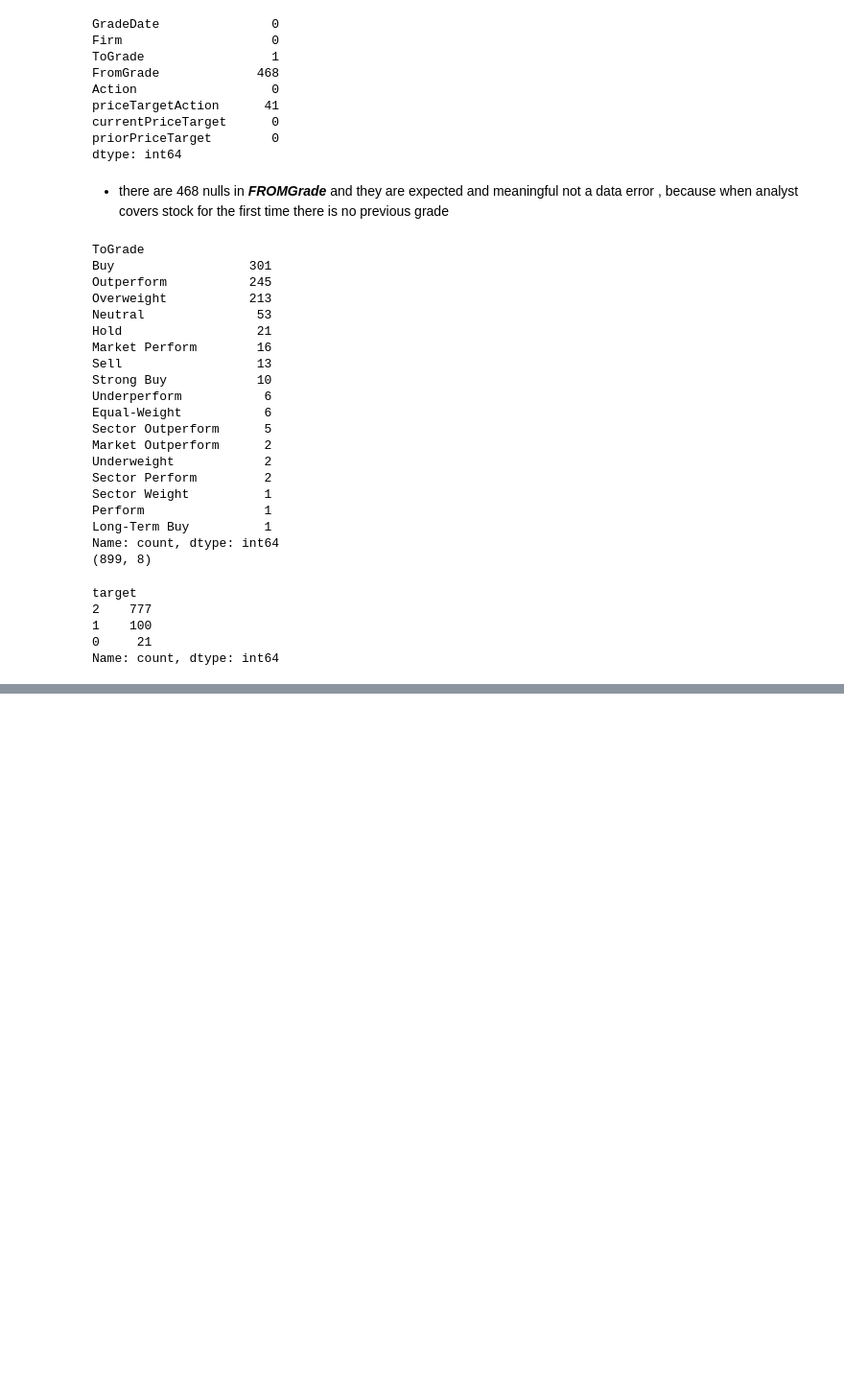
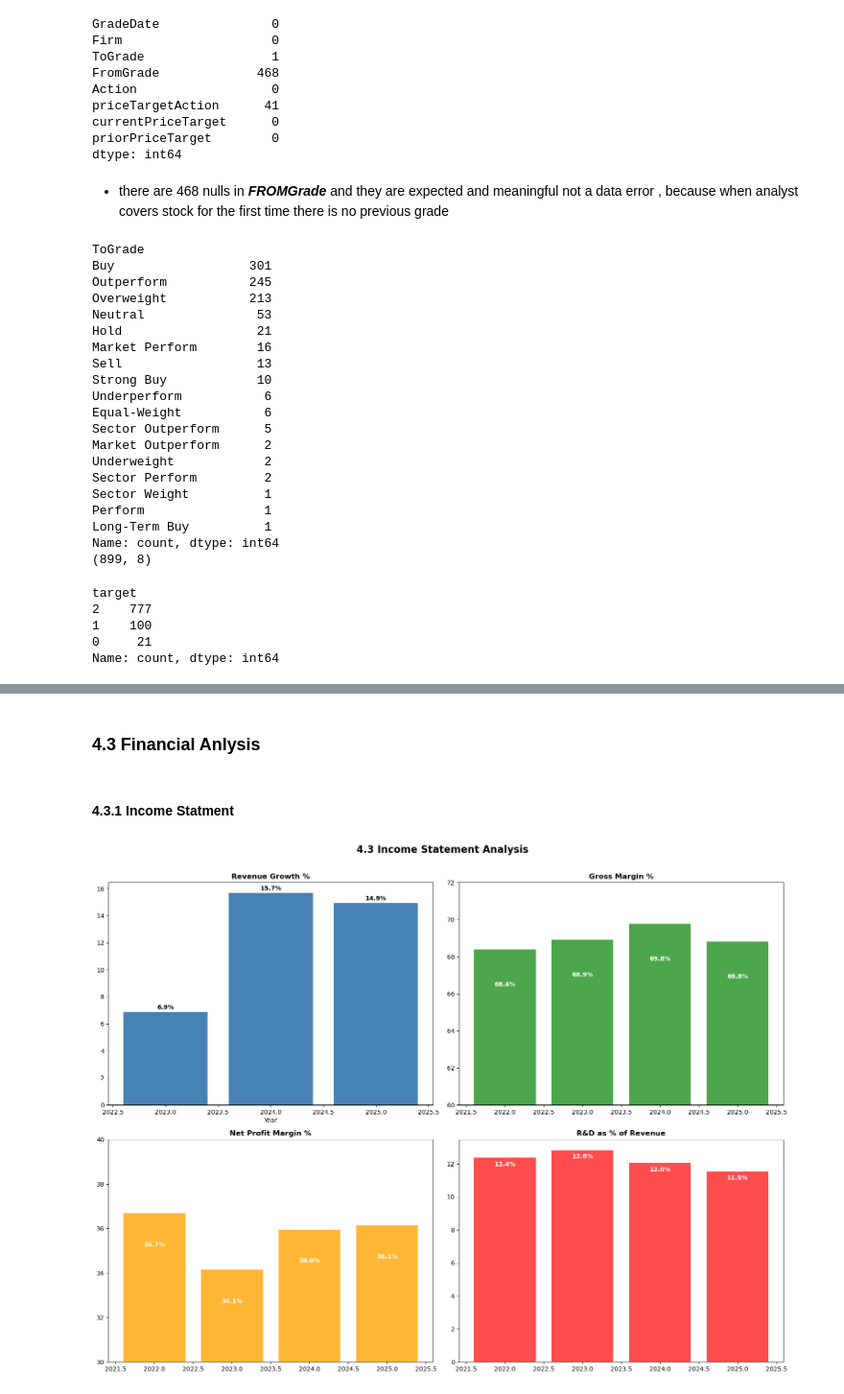
Before and after one commit to abdallahh07/Microsoft-analyst-recommendation-prediction, a Jupyter notebook: research.ipynb, the cells around one changed output, grey strips where cells are left out. Shown at 96% size. Cells and saved outputs as stored; diff of their text form; code cells hidden in the pictures; blank space fills up the shorter version.

```diff
--- a/research.ipynb
+++ b/research.ipynb
@@ -342,0 +422,57 @@ Name: count, dtype: int64
+# %% [markdown]
+### 4.3 Financial Anlysis
+# %% [markdown]
+#### 4.3.1 Income Statment
+# %%
+income_sorted = income.sort_values("Date")
+
+income_sorted["Revenue_Growth"] = income_sorted["Total_Revenue"].pct_change() * 100
+
+income_sorted["Gross_Margin"] = (income_sorted["Gross_Profit"] / income_sorted["Total_Revenue"]) * 100
+
+income_sorted["EBIT_Margin"] = (income_sorted["EBIT"] / income_sorted["Total_Revenue"]) * 100
+
+income_sorted["Net_Margin"] = (income_sorted["Net_Income"] / income_sorted["Total_Revenue"]) * 100
+
+income_sorted["RD_Pct"] = (income_sorted["Research_And_Development"] / income_sorted["Total_Revenue"]) * 100
+
+cols = ["Date", "Total_Revenue", "Revenue_Growth", "Gross_Margin",
+        "EBIT_Margin", "Net_Margin", "RD_Pct"]
+# %%
+fig, axes = plt.subplots(2, 2, figsize=(16, 12))
+
+# Revenue Growth
+axes[0,0].bar(income_sorted["Date"].dt.year, income_sorted["Revenue_Growth"],
+              color=["red" if x < 0 else "steelblue" for x in income_sorted["Revenue_Growth"]])
+for i, (date, val) in enumerate(zip(income_sorted["Date"].dt.year, income_sorted["Revenue_Growth"])):
+    if not pd.isna(val):
+        axes[0,0].text(date, val + 0.2, f"{val:.1f}%", ha="center", fontsize=10, fontweight="bold")
+axes[0,0].set_title("Revenue Growth %", fontsize=12, fontweight="bold")
+axes[0,0].set_xlabel("Year")
+
+# Gross Margin
+axes[0,1].bar(income_sorted["Date"].dt.year, income_sorted["Gross_Margin"], color="green", alpha=0.7)
+for i, (date, val) in enumerate(zip(income_sorted["Date"].dt.year, income_sorted["Gross_Margin"])):
+    axes[0,1].text(date, val - 2, f"{val:.1f}%", ha="center", fontsize=10, fontweight="bold", color="white")
+axes[0,1].set_title("Gross Margin %", fontsize=12, fontweight="bold")
+axes[0,1].set_ylim(60, 72)
+
+# Net Profit Margin
+axes[1,0].bar(income_sorted["Date"].dt.year, income_sorted["Net_Margin"], color="orange", alpha=0.8)
+for i, (date, val) in enumerate(zip(income_sorted["Date"].dt.year, income_sorted["Net_Margin"])):
+    axes[1,0].text(date, val - 1.5, f"{val:.1f}%", ha="center", fontsize=10, fontweight="bold", color="white")
+axes[1,0].set_title("Net Profit Margin %", fontsize=12, fontweight="bold")
+axes[1,0].set_ylim(30, 40)
+
+# R&D % of Revenue
+axes[1,1].bar(income_sorted["Date"].dt.year, income_sorted["RD_Pct"], color="red", alpha=0.7)
+for i, (date, val) in enumerate(zip(income_sorted["Date"].dt.year, income_sorted["RD_Pct"])):
+    axes[1,1].text(date, val - 0.5, f"{val:.1f}%", ha="center", fontsize=10, fontweight="bold", color="white")
+axes[1,1].set_title("R&D as % of Revenue", fontsize=12, fontweight="bold")
+
+plt.suptitle("4.3 Income Statement Analysis", fontsize=16, fontweight="bold", y=1.01)
+plt.tight_layout()
+plt.savefig("charts/income_analysis.png", dpi=150, bbox_inches="tight")
+plt.show()
+# %% [output]
+[figure, added]
```
Also changed, not shown: parts of 19 cells of this notebook, 9 other files.
